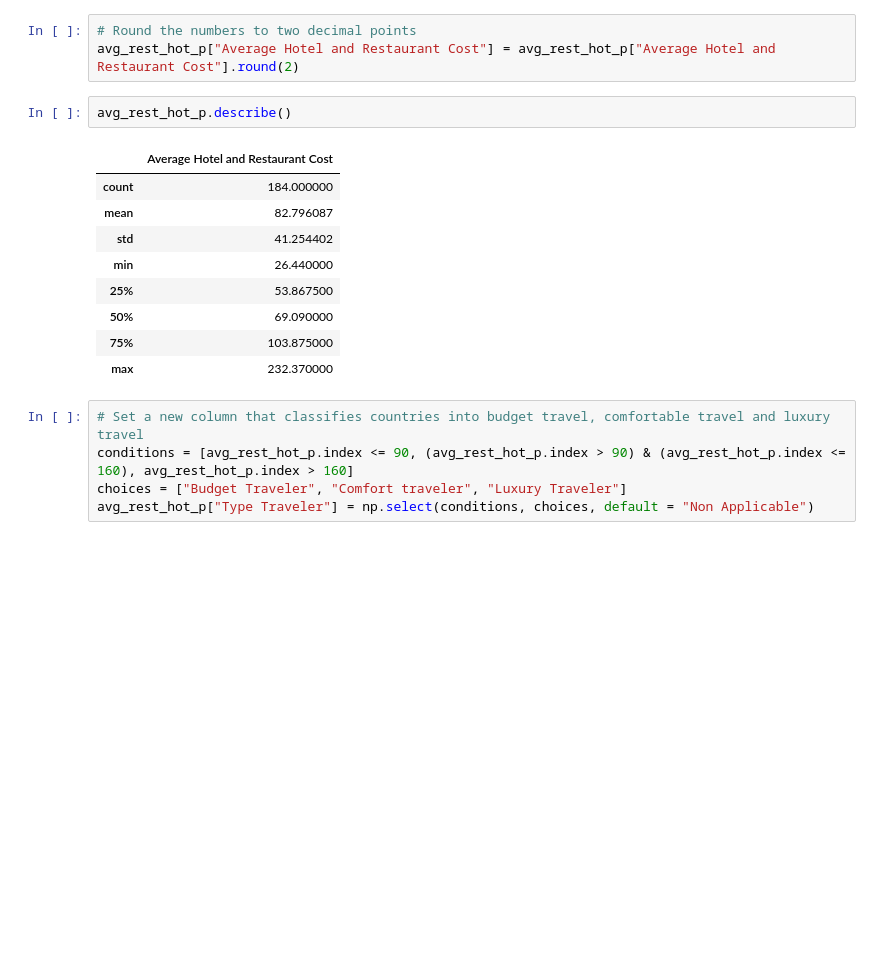
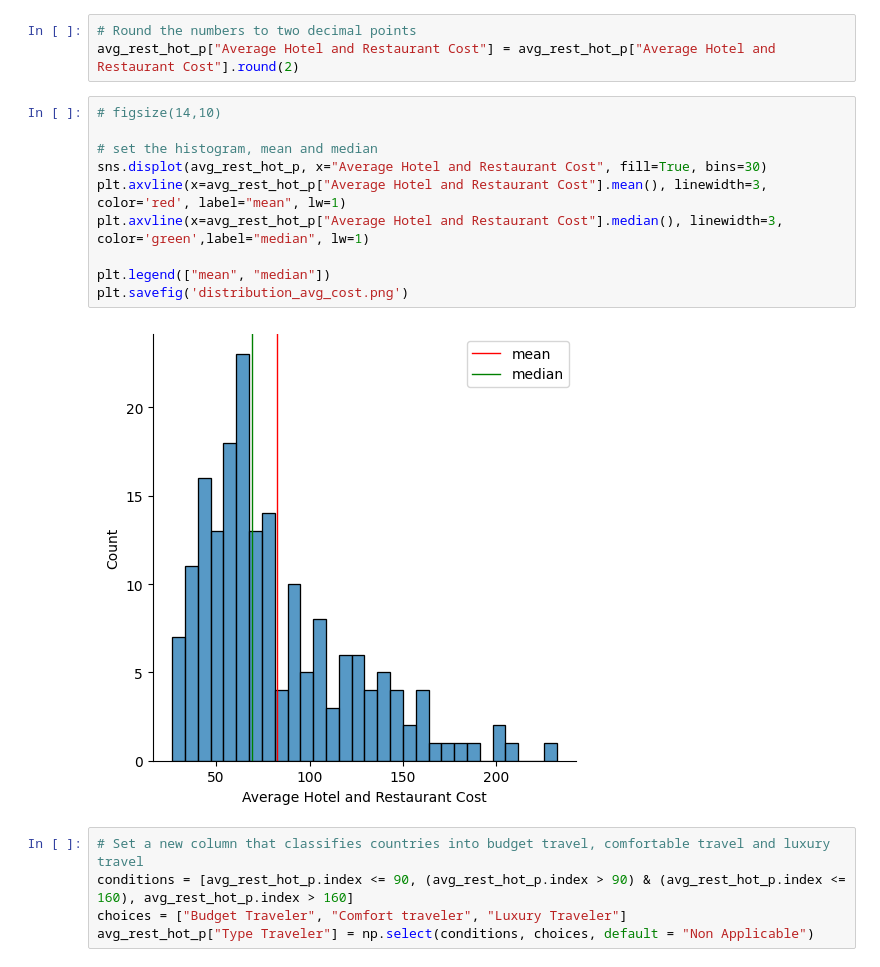
Before and after one commit to syeon0928/FinalExam_VA, a Jupyter notebook: data_cleaning/etl_eda.ipynb, the cells around one changed output. Drawn from its saved outputs; the diff is of its cells as text; blank space fills up the shorter version.

Commit message:
distribution plot avg cost

```diff
--- a/data_cleaning/etl_eda.ipynb
+++ b/data_cleaning/etl_eda.ipynb
@@ -919,18 +923,18 @@ avg_rest_hot_p["Average Hotel and Restaurant Cost"] = pd.to_numeric(avg_rest_hot
 # %%
 # Round the numbers to two decimal points
 avg_rest_hot_p["Average Hotel and Restaurant Cost"] = avg_rest_hot_p["Average Hotel and Restaurant Cost"].round(2)
-# %%
-avg_rest_hot_p.describe()
-# %% [output]
-|  | Average Hotel and Restaurant Cost |
-| count | 184.000000 |
-| mean | 82.796087 |
-| std | 41.254402 |
-| min | 26.440000 |
-| 25% | 53.867500 |
-| 50% | 69.090000 |
-| 75% | 103.875000 |
-| max | 232.370000 |
+# %%
+# figsize(14,10)
+
+# set the histogram, mean and median
+sns.displot(avg_rest_hot_p, x="Average Hotel and Restaurant Cost", fill=True, bins=30)
+plt.axvline(x=avg_rest_hot_p["Average Hotel and Restaurant Cost"].mean(), linewidth=3, color='red', label="mean", lw=1)
+plt.axvline(x=avg_rest_hot_p["Average Hotel and Restaurant Cost"].median(), linewidth=3, color='green',label="median", lw=1)
+
+plt.legend(["mean", "median"])
+plt.savefig('distribution_avg_cost.png')
+# %% [output]
+[figure, added]
 # %%
 # Set a new column that classifies countries into budget travel, comfortable travel and luxury travel
 conditions = [avg_rest_hot_p.index <= 90, (avg_rest_hot_p.index > 90) & (avg_rest_hot_p.index <= 160), avg_rest_hot_p.index > 160]
```
Also changed, not shown: parts of 21 cells of this notebook, 1 other file.
